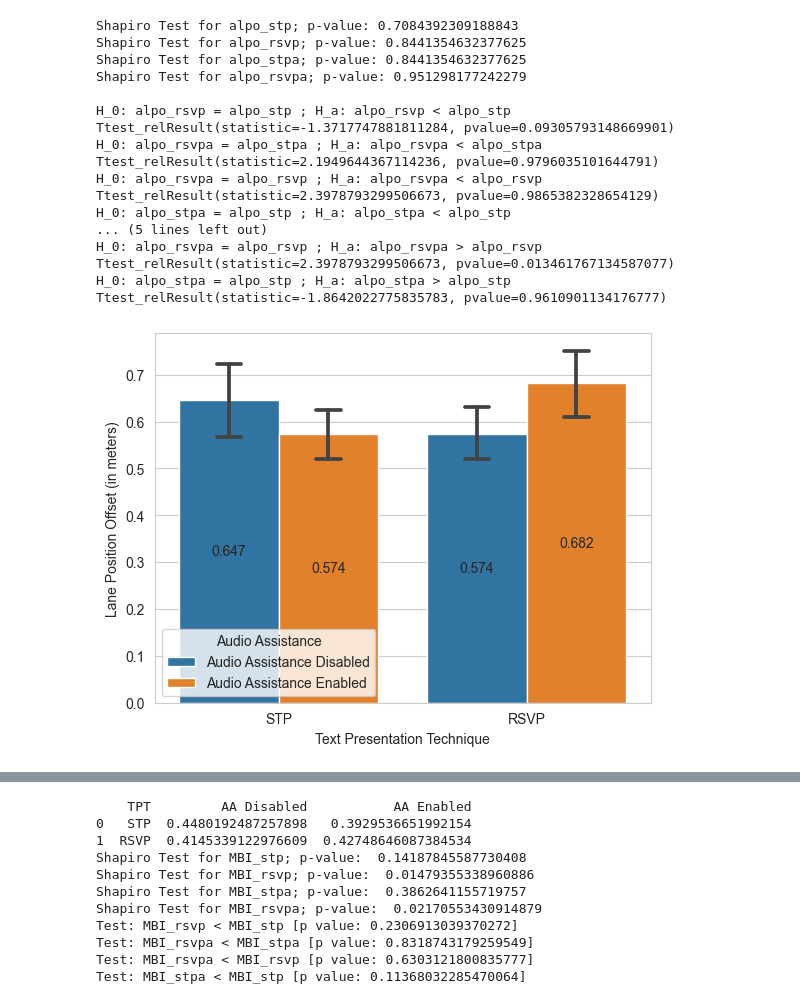
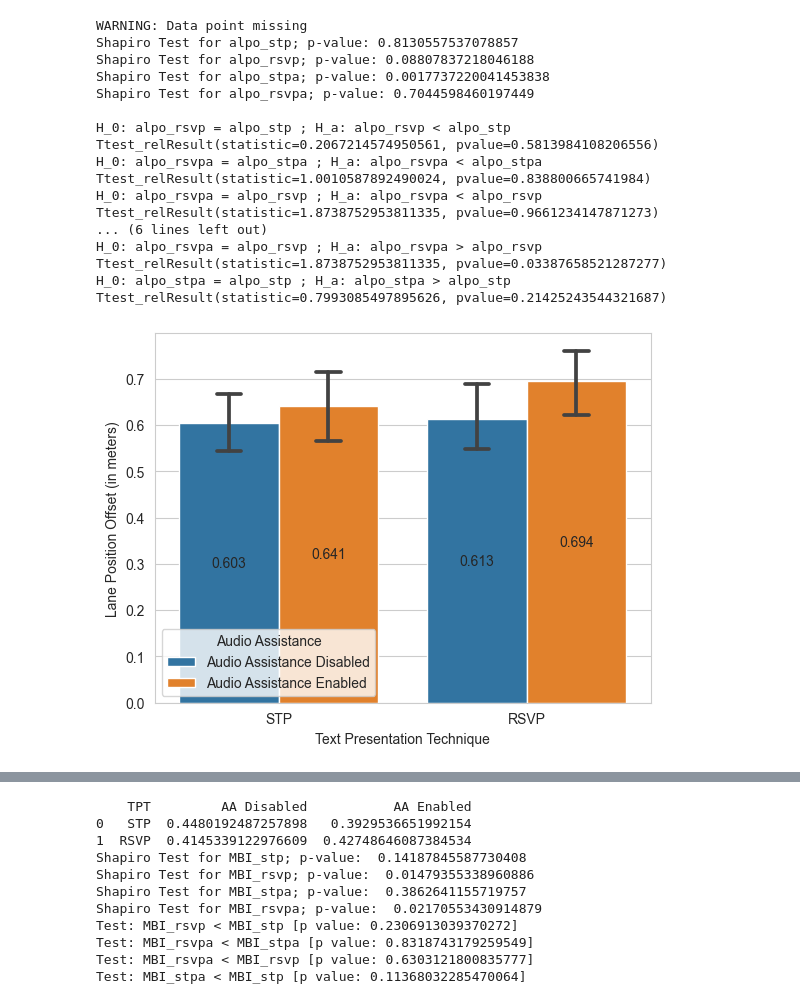
Before and after one commit to shh1v/NDRRI-Data-Analysis, a Jupyter notebook: analysis.ipynb, the cells around one changed output, grey strips where cells are left out. Saved outputs shown, nothing was run; the diff lists cells and outputs as text; code cells hidden in the pictures.

```diff
--- a/analysis.ipynb
+++ b/analysis.ipynb
@@ -137,6 +137,25 @@ def generate_refined(old_df, old_data_col, new_data_col):
             print("WARNING: Data point missing")
     return refined_df
 
+def under_sampling(df, data_col):
+    rus = RandomUnderSampler(random_state=50)
+    df_c2, df_c1 = rus.fit_resample(df[data_col].values.reshape((-1, 1)), df["TPTAA"].astype(str))
+    new_df = pd.DataFrame()
+    new_df["TPTAA"] = df_c1
+    new_df[data_col] = df_c2.astype(float)
+    return new_df
+def create_seperate_arrays(df, data_col):
+    rt_stp = df[df["TPTAA"] == "STPNAA"][data_col].values
+    rt_stpa = df[df["TPTAA"] == "STPAA"][data_col].values
+    rt_rsvp = df[df["TPTAA"] == "RSVPNAA"][data_col].values
+    rt_rsvpa = df[df["TPTAA"] == "RSVPAA"][data_col].values
+    return (rt_stp, rt_stpa, rt_rsvp, rt_rsvpa)
+
+def plot_driving_metric(df, data_col):
+        df_decoupled = decouple_df(df)
+        plot = sns.barplot(data=df_decoupled, x="Text Presentation Technique", y=data_col, hue="Audio Assistance", capsize=0.1)
+        for p in plot.containers:
+            plot.bar_label(p, fmt='%.3f', label_type='center')
 
 def decouple_df(df):
     # This method also renames the values of "Audio Assistance" Column
@@ -266,20 +274,7 @@ for i in range(0, lpd_df.shape[0]):
 lpd_df["AVG"] = avg_lane_offsets
 
 # Restructuring the data frame.
-lpd_refined = pd.DataFrame(columns = ["Participant_ID", "TPT", "Audio Assistance", "LPO"])
-lpd_refined["LPO"] = lpd_refined["LPO"].astype(float)
-
-for participant in lpd_df["Participant_ID"].unique():
-    p_data = lpd_df[(lpd_df["Participant_ID"] == participant)]
-    new_arr_1 = [participant, "RSVP", "NAA",  p_data[(p_data["RSVP"] == 1) & (p_data["TTS"] == 0)]["AVG"].values.mean()]
-    new_arr_2 = [participant, "RSVP", "AA", p_data[(p_data["RSVP"] == 1) & (p_data["TTS"] == 1)]["AVG"].values.mean()]
-    new_arr_3 = [participant, "STP", "NAA", p_data[(p_data["RSVP"] == 0) & (p_data["TTS"] == 0)]["AVG"].values.mean()]
-    new_arr_4 = [participant, "STP", "AA", p_data[(p_data["RSVP"] == 1) & (p_data["TTS"] == 0)]["AVG"].values.mean()]
-
-    lpd_refined.loc[len(lpd_refined)] = new_arr_1
-    lpd_refined.loc[len(lpd_refined)] = new_arr_2
-    lpd_refined.loc[len(lpd_refined)] = new_arr_3
-    lpd_refined.loc[len(lpd_refined)] = new_arr_4
+lpd_refined = generate_refined(lpd_df, "AVG", "LPO")
 
 # Combine columns TPT and Audio Assistance
 lpd_combined = pd.DataFrame()
@@ -289,18 +284,11 @@ lpd_combined["Lane Position Offset (in meters)"] = lpd_refined["LPO"].values
 # Removing the outliers from the data frame
 remove_outliers(lpd_combined, "Lane Position Offset (in meters)")
 
-# Undersampling the data set
-rus = RandomUnderSampler(random_state=50)
-lpd_combined_c2, lpd_combined_c1 = rus.fit_resample(lpd_combined["Lane Position Offset (in meters)"].values.reshape((-1, 1)), lpd_combined["TPTAA"].astype(str))
-lpd_combined = pd.DataFrame()
-lpd_combined["TPTAA"] = lpd_combined_c1
-lpd_combined["Lane Position Offset (in meters)"] = lpd_combined_c2.astype(float)
+# Under sampling the data set
+lpd_combined = under_sampling(lpd_combined, "Lane Position Offset (in meters)")
 
 # Creating separate arrays for analysis
-alpo_stp = lpd_combined[lpd_combined["TPTAA"] == "STPNAA"]["Lane Position Offset (in meters)"].values
-alpo_stpa = lpd_combined[lpd_combined["TPTAA"] == "STPAA"]["Lane Position Offset (in meters)"].values
-alpo_rsvp = lpd_combined[lpd_combined["TPTAA"] == "RSVPNAA"]["Lane Position Offset (in meters)"].values
-alpo_rsvpa = lpd_combined[lpd_combined["TPTAA"] == "RSVPAA"]["Lane Position Offset (in meters)"].values
+alpo_stp, alpo_stpa, alpo_rsvp, alpo_rsvpa = create_seperate_arrays(lpd_combined, "Lane Position Offset (in meters)")
 
 # Test is the distribution is normal.
 print("Shapiro Test for alpo_stp; p-value:", stats.shapiro(alpo_stp)[1])
@@ -312,49 +300,46 @@ print("Shapiro Test for alpo_rsvpa; p-value:", stats.shapiro(alpo_rsvpa)[1], "\n
 # Test if H_a: alpo_rsvp < alpo
 print("H_0: alpo_rsvp = alpo_stp ; H_a: alpo_rsvp < alpo_stp")
 print(stats.ttest_rel(a = alpo_rsvp, b = alpo_stp, alternative = "less"))
 print("H_0: alpo_rsvpa = alpo_stpa ; H_a: alpo_rsvpa < alpo_stpa")
 print(stats.ttest_rel(a = alpo_rsvpa, b = alpo_stpa, alternative = "less"))
 # Test if H_a: alpo_aae < alpo_aad
 print("H_0: alpo_rsvpa = alpo_rsvp ; H_a: alpo_rsvpa < alpo_rsvp")
 print(stats.ttest_rel(a = alpo_rsvpa, b = alpo_rsvp, alternative = "less"))
 print("H_0: alpo_stpa = alpo_stp ; H_a: alpo_stpa < alpo_stp")
 print(stats.ttest_rel(a = alpo_stpa, b = alpo_stp, alternative = "less"))
 
 # Test if H_a: alpo_rsvp > alpo_stp
 print("H_0: alpo_rsvp = alpo_stp ; H_a: alpo_rsvp > alpo_stp")
 print(stats.ttest_rel(a = alpo_rsvp, b = alpo_stp, alternative = "greater"))
 print("H_0: alpo_rsvpa = alpo_stpa ; H_a: alpo_rsvpa > alpo_stpa")
 print(stats.ttest_rel(a = alpo_rsvpa, b = alpo_stpa, alternative = "greater"))
 # Test if H_a: alpo_aae > alpo_aad
 print("H_0: alpo_rsvpa = alpo_rsvp ; H_a: alpo_rsvpa > alpo_rsvp")
 print(stats.ttest_rel(a = alpo_rsvpa, b = alpo_rsvp, alternative = "greater"))
 print("H_0: alpo_stpa = alpo_stp ; H_a: alpo_stpa > alpo_stp")
 print(stats.ttest_rel(a = alpo_stpa, b = alpo_stp, alternative = "greater"))
 
 # Getting decoupled dataframe for the graph
-lpd_decoupled = decouple_df(lpd_combined)
-plot = sns.barplot(data=lpd_decoupled, x="Text Presentation Technique", y="Lane Position Offset (in meters)", hue="Audio Assistance", capsize=0.1)
-for p in plot.containers:
-    plot.bar_label(p, fmt='%.3f', label_type='center')
+plot_driving_metric(lpd_combined, "Lane Position Offset (in meters)")
 # %% [output]
-Shapiro Test for alpo_stp; p-value: 0.7084392309188843
-Shapiro Test for alpo_rsvp; p-value: 0.8441354632377625
-Shapiro Test for alpo_stpa; p-value: 0.8441354632377625
-Shapiro Test for alpo_rsvpa; p-value: 0.951298177242279
+WARNING: Data point missing
+Shapiro Test for alpo_stp; p-value: 0.8130557537078857
+Shapiro Test for alpo_rsvp; p-value: 0.08807837218046188
+Shapiro Test for alpo_stpa; p-value: 0.0017737220041453838
+Shapiro Test for alpo_rsvpa; p-value: 0.7044598460197449
 
 H_0: alpo_rsvp = alpo_stp ; H_a: alpo_rsvp < alpo_stp
-Ttest_relResult(statistic=-1.3717747881811284, pvalue=0.09305793148669901)
+Ttest_relResult(statistic=0.2067214574950561, pvalue=0.5813984108206556)
 H_0: alpo_rsvpa = alpo_stpa ; H_a: alpo_rsvpa < alpo_stpa
-Ttest_relResult(statistic=2.1949644367114236, pvalue=0.9796035101644791)
+Ttest_relResult(statistic=1.0010587892490024, pvalue=0.838800665741984)
 H_0: alpo_rsvpa = alpo_rsvp ; H_a: alpo_rsvpa < alpo_rsvp
-Ttest_relResult(statistic=2.3978793299506673, pvalue=0.9865382328654129)
-H_0: alpo_stpa = alpo_stp ; H_a: alpo_stpa < alpo_stp
-... (5 lines left out)
+Ttest_relResult(statistic=1.8738752953811335, pvalue=0.9661234147871273)
+... (6 lines left out)
 H_0: alpo_rsvpa = alpo_rsvp ; H_a: alpo_rsvpa > alpo_rsvp
-Ttest_relResult(statistic=2.3978793299506673, pvalue=0.013461767134587077)
+Ttest_relResult(statistic=1.8738752953811335, pvalue=0.03387658521287277)
 H_0: alpo_stpa = alpo_stp ; H_a: alpo_stpa > alpo_stp
-Ttest_relResult(statistic=-1.8642022775835783, pvalue=0.9610901134176777)
+Ttest_relResult(statistic=0.7993085497895626, pvalue=0.21425243544321687)
-[figure, old version]
+[figure, new version]
 # %%
 # Analyzing the Maximum Steering Angle Velocity
 MSVs = []
```
Also changed, not shown: parts of 5 cells of this notebook.
